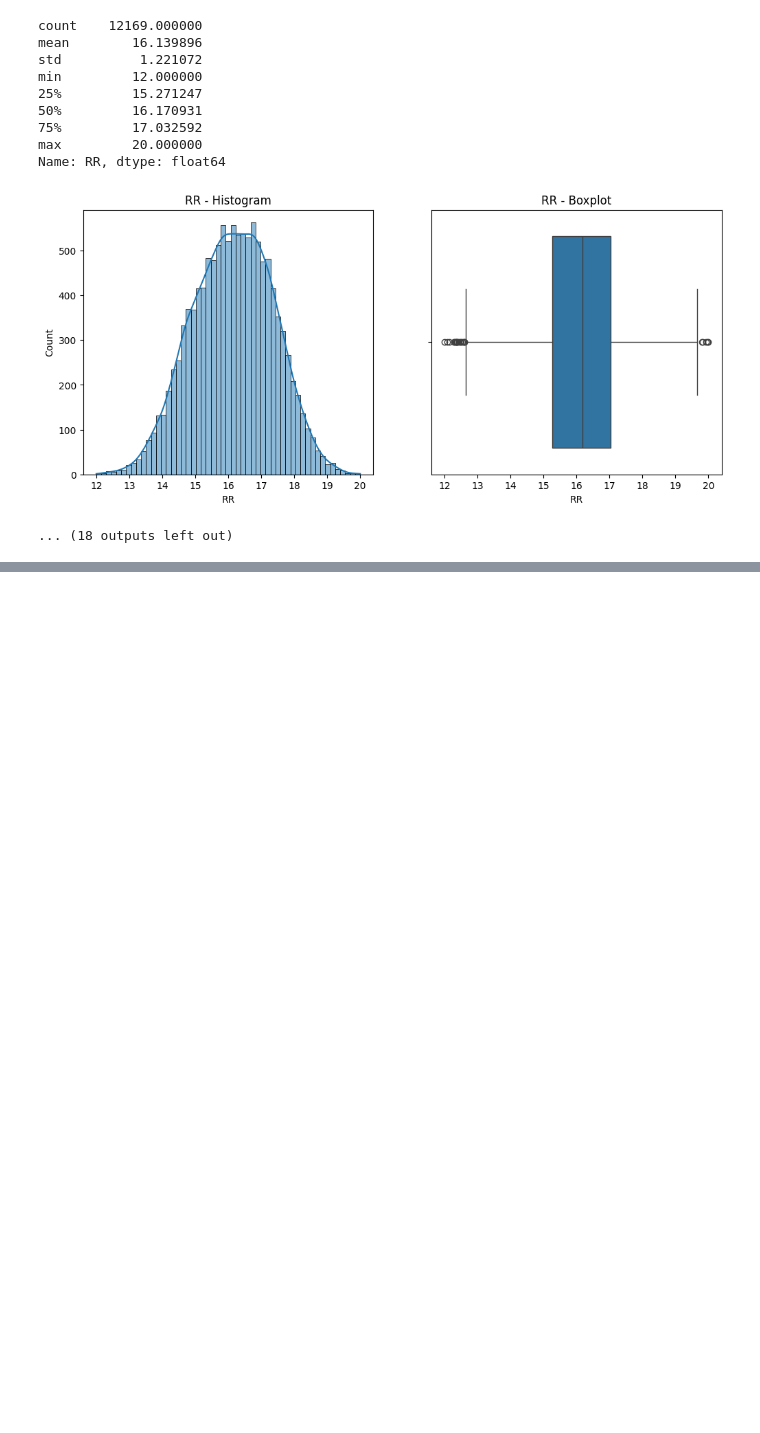
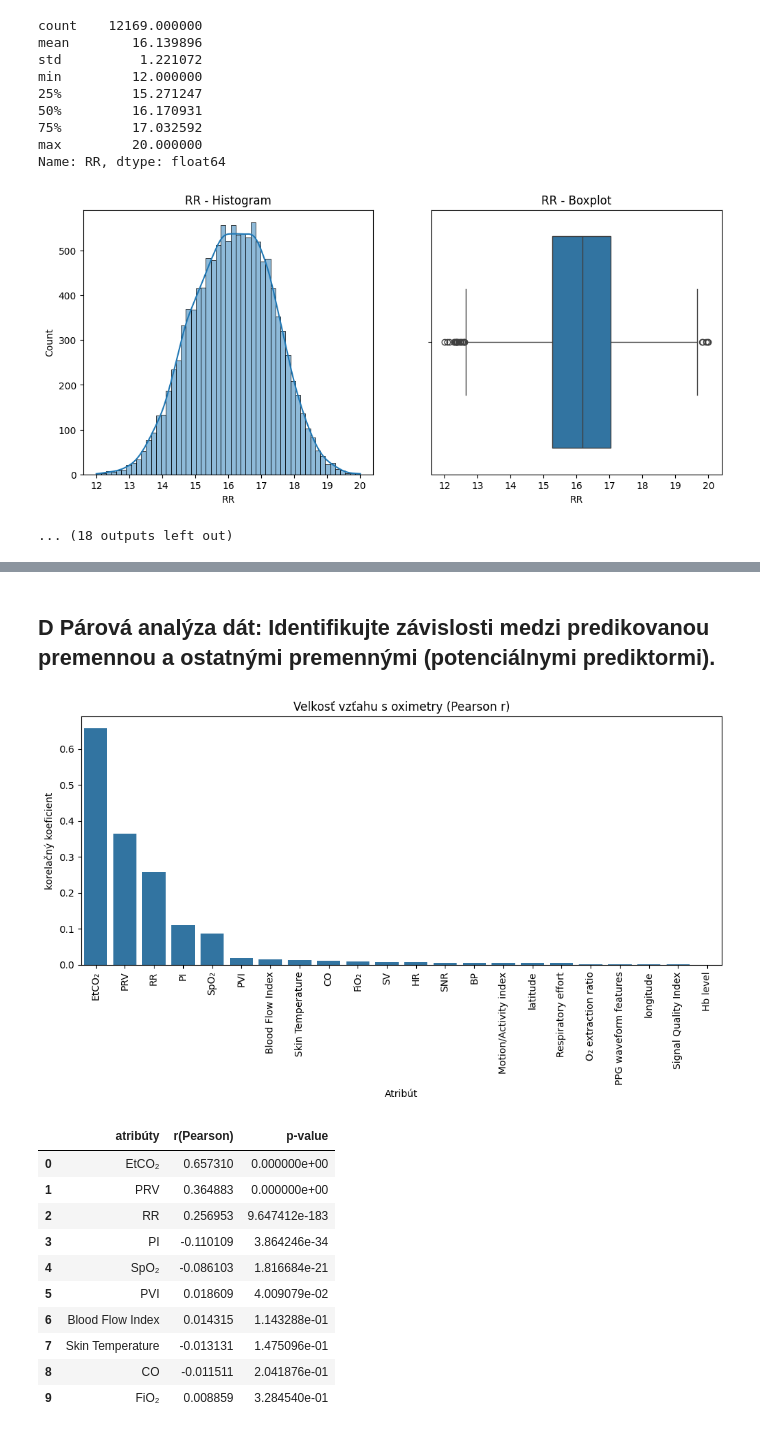
Before and after one commit to nikolasknapik/IAU_project, a Jupyter notebook: phase1.ipynb, the cells around one changed output, grey strips where cells are left out. Cells and saved outputs as stored; diff of their text form; code cells hidden in the pictures; blank space fills up the shorter version.

```diff
--- a/phase1.ipynb
+++ b/phase1.ipynb
@@ -196,0 +215,46 @@ Name: RR, dtype: float64
+# %% [markdown]
+## D Párová  analýza  dát:  Identifikujte  závislosti  medzi  predikovanou  premennou  a ostatnými premennými (potenciálnymi prediktormi).
+# %%
+
+
+#ciselne stplce
+num = df_obs.select_dtypes(include=[np.number]).copy()
+
+# korelacia
+corr = num.corr(numeric_only=True)['oximetry'].drop('oximetry')
+corr_abs = corr.abs().sort_values(ascending=False)
+
+
+
+pv = []
+for col in corr_abs.index[:10]: # len top 10
+    x = num[col].dropna()
+    y = num['oximetry'].loc[x.index]
+    r, p = pearsonr(x, y)
+    pv.append((col, r, p))
+pv_df = pd.DataFrame(pv, columns=['atribúty','r(Pearson)','p-value'])
+
+# 4) Vizualizácia
+plt.figure(figsize=(10,6))
+sns.barplot(x=corr_abs.index, y=corr_abs.values, order=corr_abs.index)
+plt.xticks(rotation=90)
+plt.title('Velkosť vzťahu s oximetry (Pearson r)')
+plt.xlabel('Atribút')
+plt.ylabel('korelačný koeficient')
+plt.tight_layout()
+plt.show()
+
+pv_df
+# %% [output]
+[figure, added]
+|  | atribúty | r(Pearson) | p-value |
+| 0 | EtCO₂ | 0.657310 | 0.000000e+00 |
+| 1 | PRV | 0.364883 | 0.000000e+00 |
+| 2 | RR | 0.256953 | 9.647412e-183 |
+| 3 | PI | -0.110109 | 3.864246e-34 |
+| 4 | SpO₂ | -0.086103 | 1.816684e-21 |
+| 5 | PVI | 0.018609 | 4.009079e-02 |
+| 6 | Blood Flow Index | 0.014315 | 1.143288e-01 |
+| 7 | Skin Temperature | -0.013131 | 1.475096e-01 |
+| 8 | CO | -0.011511 | 2.041876e-01 |
+| 9 | FiO₂ | 0.008859 | 3.284540e-01 |
```
Also changed, not shown: parts of 4 cells of this notebook.
